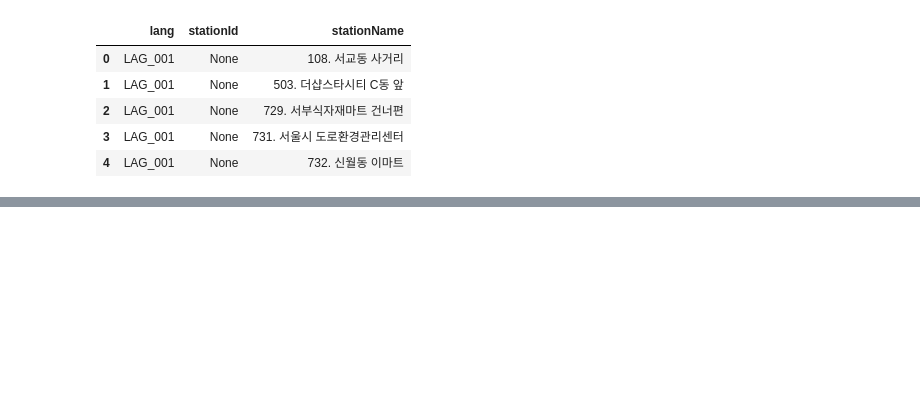
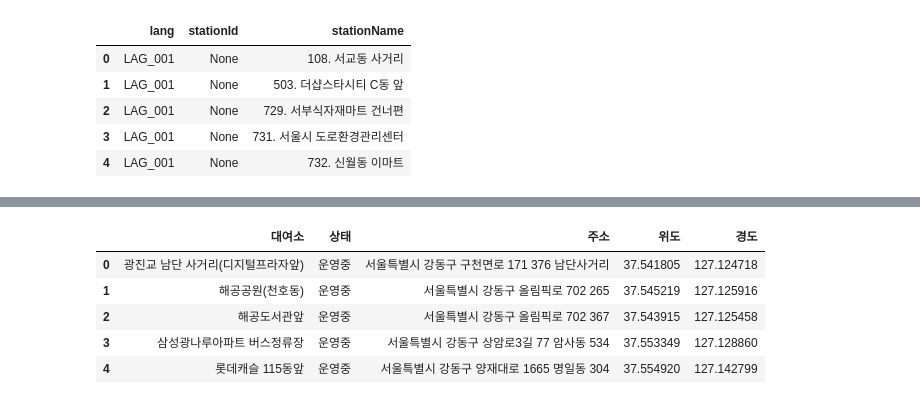
Before and after one commit to corazzon/OpenDataWrangling, a Jupyter notebook: seoul-bike-stations.ipynb, the cells around one changed output, grey strips where cells are left out. Saved outputs shown, nothing was run; the diff lists cells and outputs as text; code cells hidden in the pictures; blank space fills up the shorter version.

```diff
--- a/seoul-bike-stations.ipynb
+++ b/seoul-bike-stations.ipynb
@@ -127,0 +222,36 @@ stations
+# %%
+import requests
+from bs4 import BeautifulSoup as bs
+import random
+import time
+from tqdm import tqdm, trange
+
+rent_stations = []
+base_url = 'https://www.bikeseoul.com/app/station/moveStationSearchView.do?currentPageNo='
+
+def crawling_rent_station(start, end):
+    for num in trange(start, end+1):
+        page_source = requests.get( base_url + str(num))
+        soup = bs(page_source.text, 'html.parser')
+        loc_table = soup.select('table.psboard1 > tbody')[0].find_all('tr')
+        for row in loc_table:
+            loc_info = []
+            loc_name = row.select('td.pl10')[0].get_text(strip=True)
+            if '.' in loc_name:
+                loc_info.append(loc_name.split('.')[-1].lstrip())
+            else:
+                loc_info.append(loc_name)
+            # 운영여부
+            loc_info.append(row.select('td.pl10')[1].get_text(strip=True))
+            # 주소
+            loc_info.append(row.select('td.mhid')[0].get_text(strip=True))
+            # 위도, 경도
+            loc_geo = row.find('a')['param-data'].split(',')
+            loc_info.append(loc_geo[0])
+            loc_info.append(loc_geo[1])
+            # 리스트에 대여소 추가
+            rent_stations.append(loc_info)
+        time.sleep(random.randint(1,3))
+    return rent_stations
+# %%
+rent_stations = crawling_rent_station(1, 293)
@@ -127,0 +264,9 @@ stations
+# %%
+df.head()
+# %% [output]
+|  | 대여소 | 상태 | 주소 | 위도 | 경도 |
+| 0 | 광진교 남단 사거리(디지털프라자앞) | 운영중 | 서울특별시 강동구 구천면로 171 376 남단사거리 | 37.541805 | 127.124718 |
+| 1 | 해공공원(천호동) | 운영중 | 서울특별시 강동구 올림픽로 702 265 | 37.545219 | 127.125916 |
+| 2 | 해공도서관앞 | 운영중 | 서울특별시 강동구 올림픽로 702 367 | 37.543915 | 127.125458 |
+| 3 | 삼성광나루아파트 버스정류장 | 운영중 | 서울특별시 강동구 상암로3길 77 암사동 534 | 37.553349 | 127.128860 |
+| 4 | 롯데캐슬 115동앞 | 운영중 | 서울특별시 강동구 양재대로 1665 명일동 304 | 37.554920 | 127.142799 |
```
Also changed, not shown: parts of 20 cells of this notebook.
